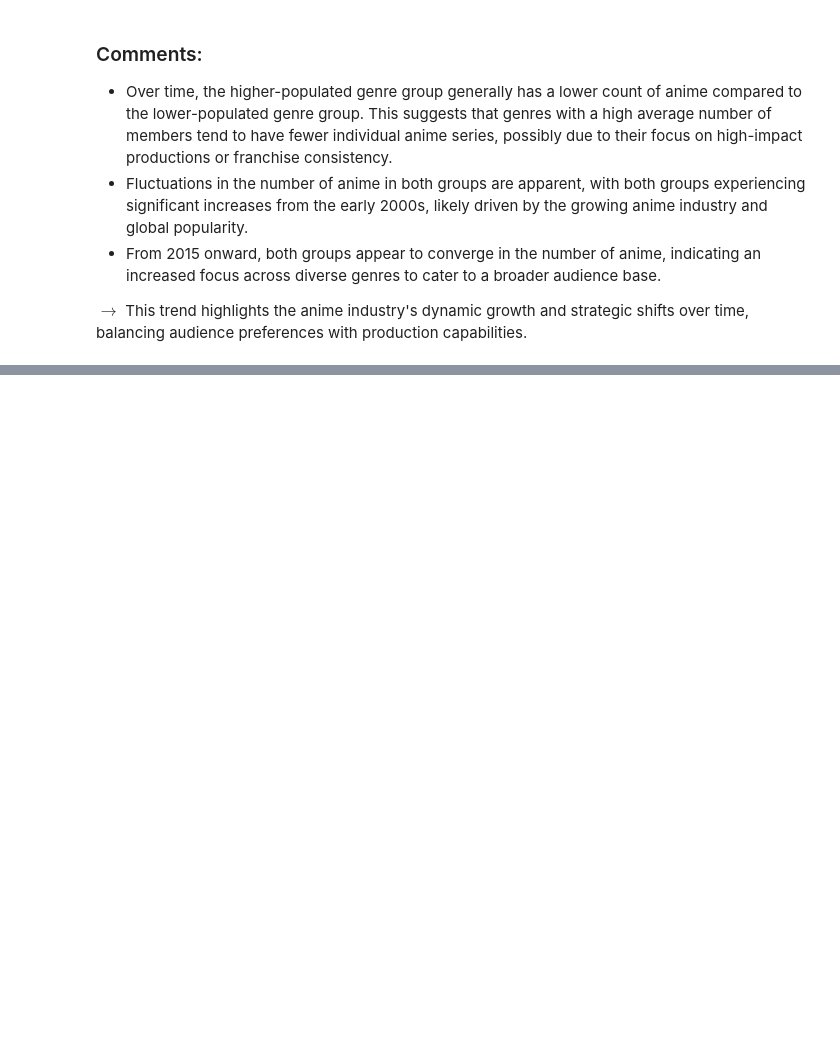
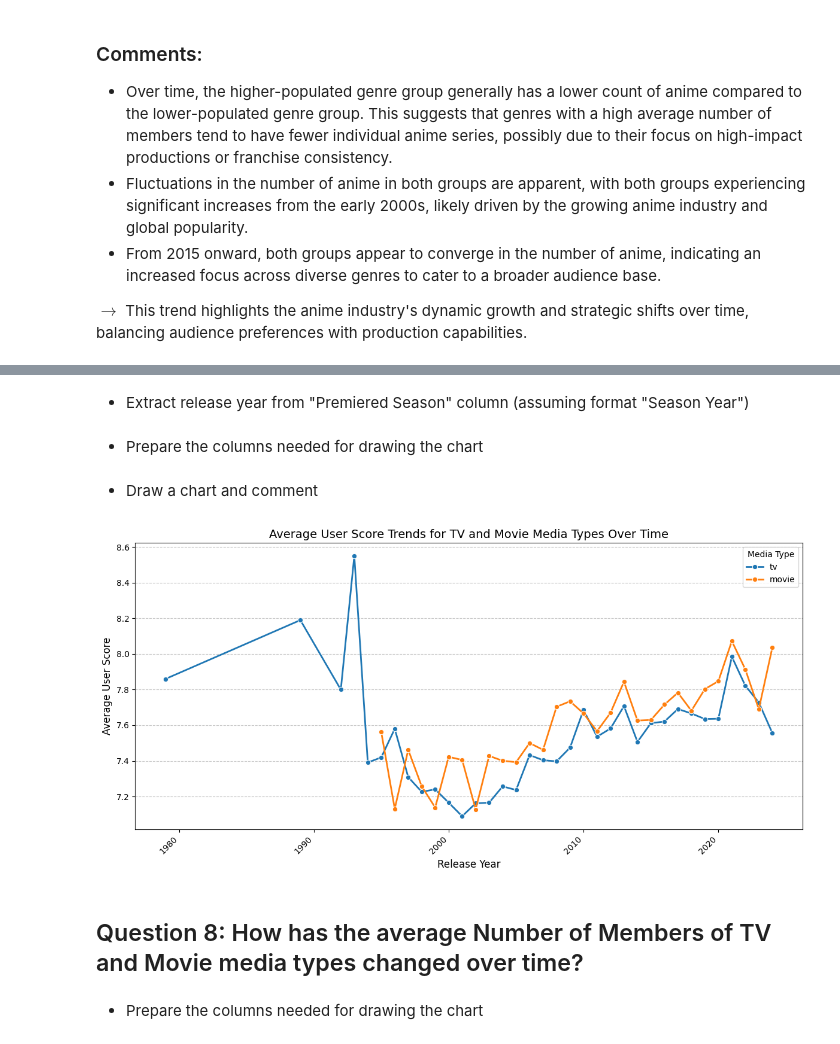
Before and after one commit to lib2509/Intro_to_DS_Final_Project, a Jupyter notebook: data_analysis.ipynb, the cells around one changed output, grey strips where cells are left out. Cells and saved outputs as stored; diff of their text form; code cells hidden in the pictures; blank space fills up the shorter version.

Commit message:
Update data_anylisis

```diff
--- a/data_analysis.ipynb
+++ b/data_analysis.ipynb
@@ -512,0 +517,51 @@ $\rightarrow$ This trend highlights the anime industry's dynamic growth and stra
+# %%
+tv_movie_data = anime_data[anime_data['Media Type'].isin(['tv', 'movie'])]
+# %% [markdown]
+- Extract release year from "Premiered Season" column (assuming format "Season Year")
+# %%
+def extract_year(season):
+    if isinstance(season, str):
+        return int(season.split()[-1])
+    return None
+# %% [markdown]
+- Prepare the columns needed for drawing the chart
+# %%
+tv_movie_data['Release Year'] = tv_movie_data['Premiered Season'].apply(extract_year)
+
+# Drop rows with missing year
+tv_movie_data = tv_movie_data.dropna(subset=['Release Year'])
+
+# Calculate the average User Score for each year and media type
+avg_user_score = (
+    tv_movie_data.groupby(['Release Year', 'Media Type'], as_index=False)
+    .agg({'User Score': 'mean'})
+    .rename(columns={'User Score': 'Average User Score'})
+)
+# %% [markdown]
+- Draw a chart and comment
+# %%
+# Plot the trend of Average User Score over time
+plt.figure(figsize=(12, 6))
+sns.lineplot(
+    data=avg_user_score,
+    x='Release Year',
+    y='Average User Score',
+    hue='Media Type',
+    marker='o',
+    linewidth=2
+)
+
+plt.title("Average User Score Trends for TV and Movie Media Types Over Time", fontsize=14)
+plt.xlabel("Release Year", fontsize=12)
+plt.ylabel("Average User Score", fontsize=12)
+plt.xticks(rotation=45, ha='right')
+plt.grid(axis='y', linestyle='--', alpha=0.7)
+plt.legend(title="Media Type", fontsize=10)
+plt.tight_layout()
+plt.show()
+# %% [output]
+[figure, added]
+# %% [markdown]
+## Question 8: How has the average Number of Members of TV and Movie media types changed over time?
+# %% [markdown]
+- Prepare the columns needed for drawing the chart
```
Also changed, not shown: parts of 5 cells of this notebook.
